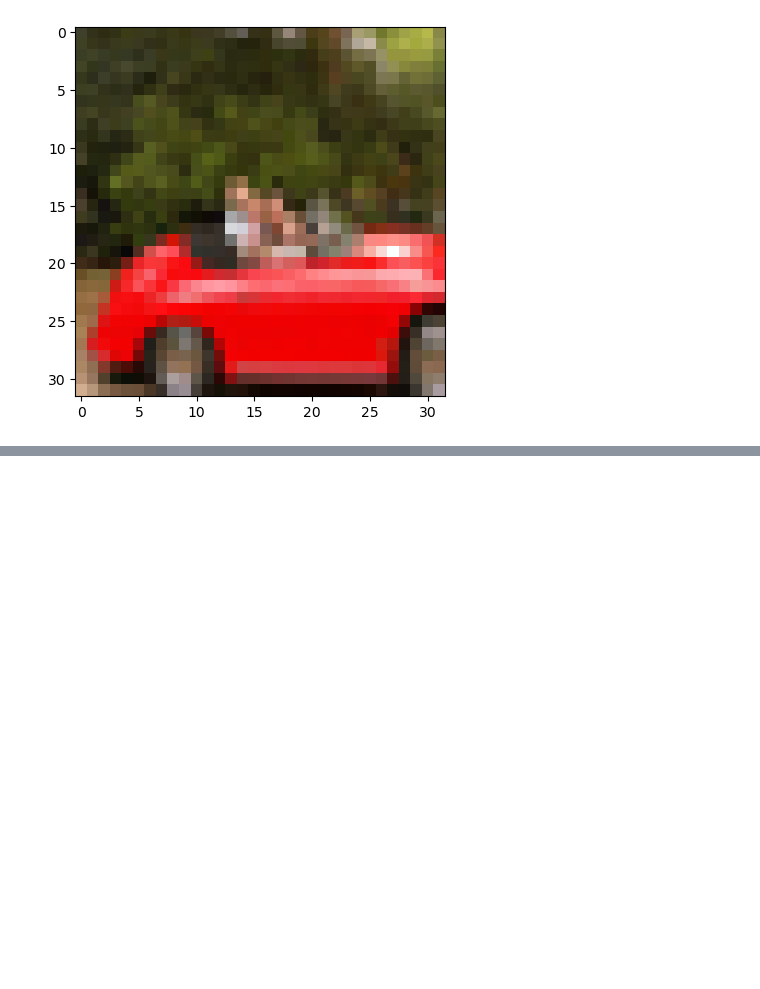
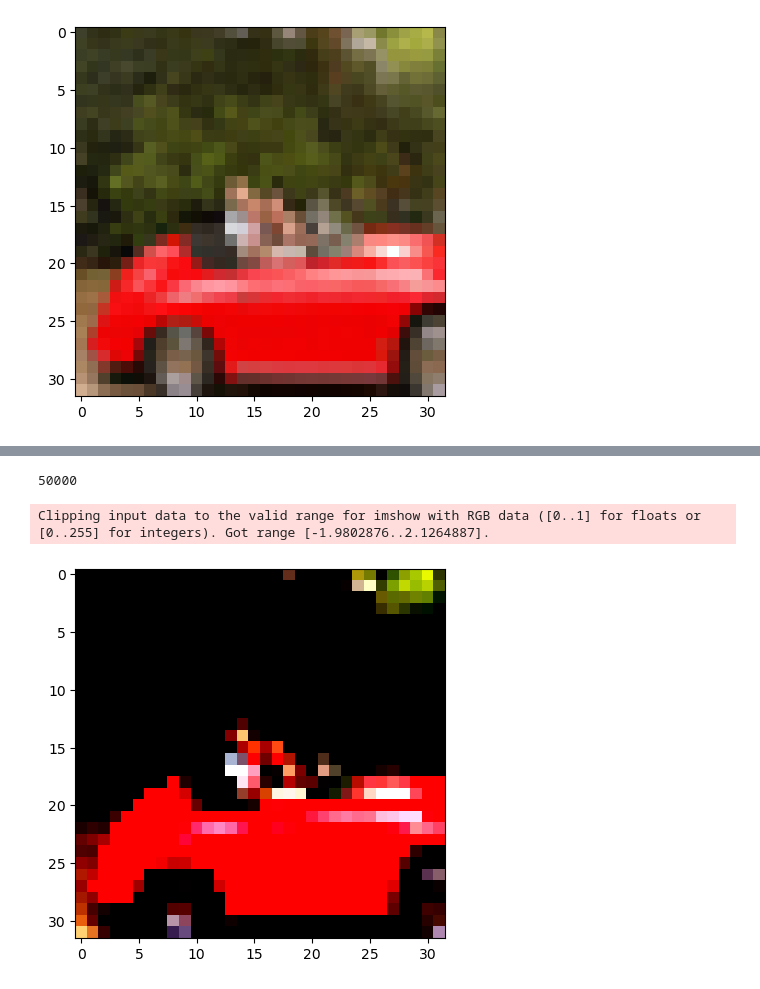
Before and after one commit to Gayara-Fernando/Transformers_for_TasselNet, a Jupyter notebook: Pytorch/CNN_with_pytorch.ipynb, the cells around one changed output, grey strips where cells are left out. Saved outputs shown, nothing was run; the diff lists cells and outputs as text; code cells hidden in the pictures; blank space fills up the shorter version.

Commit message:
converting PIL images to tensors with torch.transform

```diff
--- a/Pytorch/CNN_with_pytorch.ipynb
+++ b/Pytorch/CNN_with_pytorch.ipynb
@@ -63,0 +191,9 @@ plt.show()
+# %%
+transformed_cifar10 = datasets.CIFAR10(data_path, train = True, download = False,
+                                       transform = transforms.Compose([transforms.ToTensor(), transforms.Normalize((0.4914, 0.4822, 0.4465), (0.2470, 0.2435, 0.2616))]))
+# %%
+len(transformed_cifar10)
+# %% [output]
+50000
+# %%
+img_tn, _ = transformed_cifar10[99]
@@ -63,0 +202,7 @@ plt.show()
+# %%
+# now plot this, but it would not look the same
+plt.imshow(img_tn.permute(1,2,0))
+plt.show()
+# %% [output]
+Clipping input data to the valid range for imshow with RGB data ([0..1] for floats or [0..255] for integers). Got range [-1.9802876..2.1264887].
+[figure, added]
```
Also changed, not shown: parts of 33 cells of this notebook.
